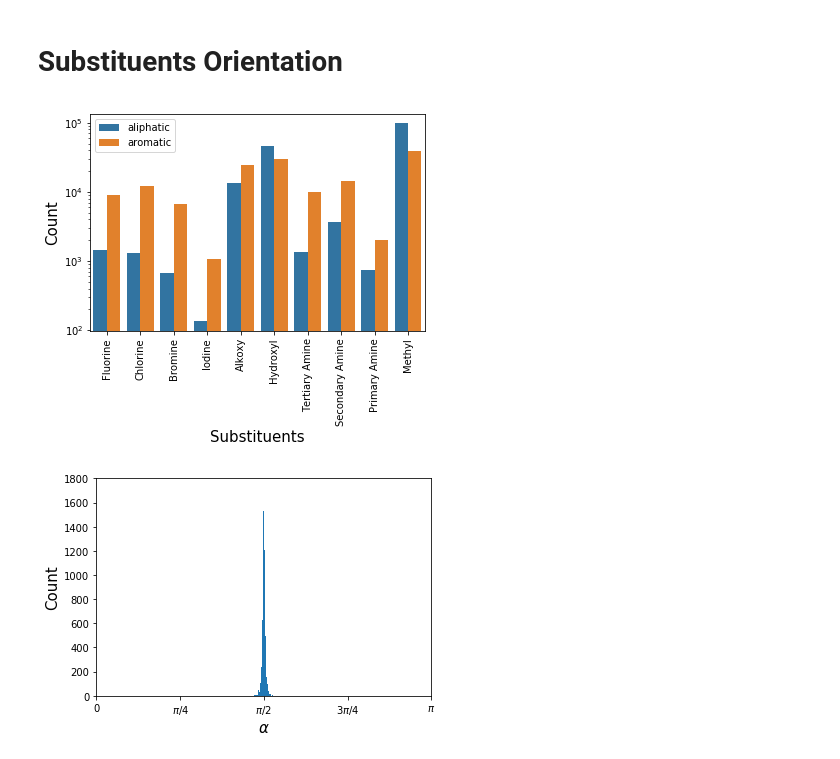
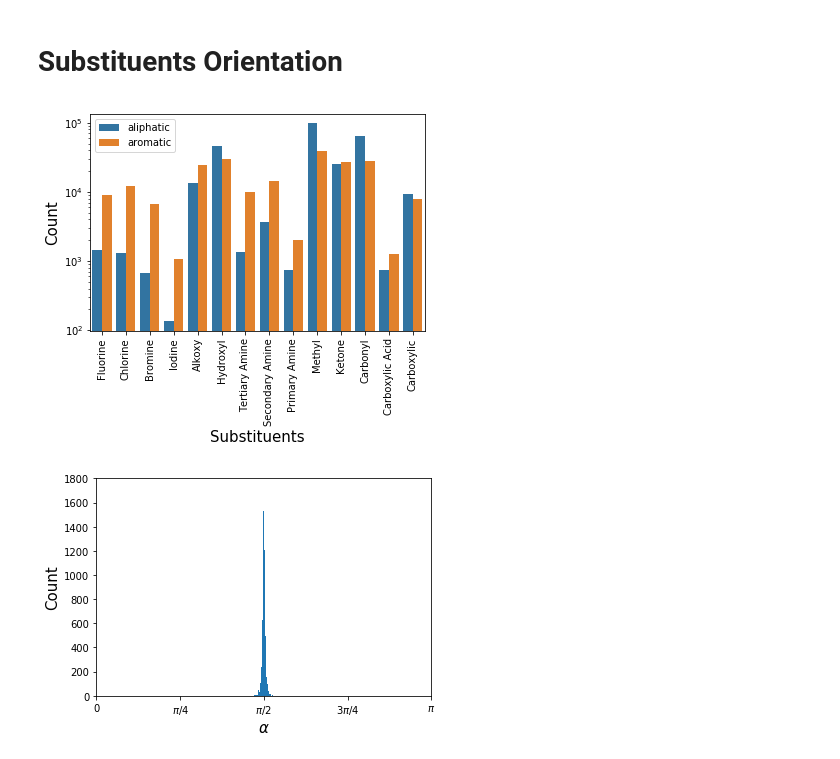
Before and after one commit to lucianlschan/RING, a Jupyter notebook: Macrocycle.ipynb, the cells around one changed output. Drawn from its saved outputs; the diff is of its cells as text; code cells hidden in the pictures.

```diff
--- a/Macrocycle.ipynb
+++ b/Macrocycle.ipynb
@@ -14,11 +30,25 @@ import RA
 # %%
 # Substituents
 aliphatic = [len(aliphatic_fluorine),len(aliphatic_chlorine),len(aliphatic_bromine), len(aliphatic_iodine),
              len(aliphatic_alkoxy), len(aliphatic_hydroxyl), len(aliphatic_amine0),len(aliphatic_amine1)
-             ,len(aliphatic_amine2), len(aliphatic_methyl)]
+             ,len(aliphatic_amine2), len(aliphatic_methyl), len(aliphatic_ketone), len(aliphatic_carbonyl), len(aliphatic_carboxylicacid0),
+            len(aliphatic_carboxylicacid1)]
 aromatic = [len(aromatic_fluorine),len(aromatic_chlorine),len(aromatic_bromine), len(aromatic_iodine),
            len(aromatic_alkoxy), len(aromatic_hydroxyl), len(aromatic_amine0), len(aromatic_amine1),
-            len(aromatic_amine2), len(aromatic_methyl)]
+            len(aromatic_amine2), len(aromatic_methyl), len(aromatic_ketone), len(aromatic_carbonyl), len(aromatic_carboxylicacid0),
+           len(aromatic_carboxylicacid1)]
 types = ["aliphatic"]*len(aliphatic) + ["aromatic"]*len(aromatic)
 name = ["Fluorine","Chlorine","Bromine","Iodine","Alkoxy","Hydroxyl","Tertiary Amine","Secondary Amine","Primary Amine",
-        "Methyl"]
+        "Methyl", "Ketone", "Carbonyl","Carboxylic Acid", "Carboxylic"]
+
+dataframe = pd.DataFrame({"Types":types,"Count":aliphatic+aromatic, "Name":name*2})
+
+sns.barplot(x="Name",y="Count", data=dataframe, hue="Types")
+plt.yscale("log")
+plt.xticks(range(len(name)), name, rotation='vertical')
+plt.xlabel("Substituents",size=15)
+plt.ylabel("Count",size=15)
+plt.legend()
+plt.show()
+# %% [output]
+[figure, added]
@@ -27,10 +54,0 @@ dataframe = pd.DataFrame({"Types":types,"Count":aliphatic+aromatic, "Name":name*
-# %%
-sns.barplot(x="Name",y="Count", data=dataframe, hue="Types")
-plt.yscale("log")
-plt.xticks(range(len(name)), name, rotation='vertical')
-plt.xlabel("Substituents",size=15)
-plt.ylabel("Count",size=15)
-plt.legend()
-plt.show()
-# %% [output]
-[figure, removed]
```
Also changed, not shown: parts of 17 cells of this notebook, 16 other files.
